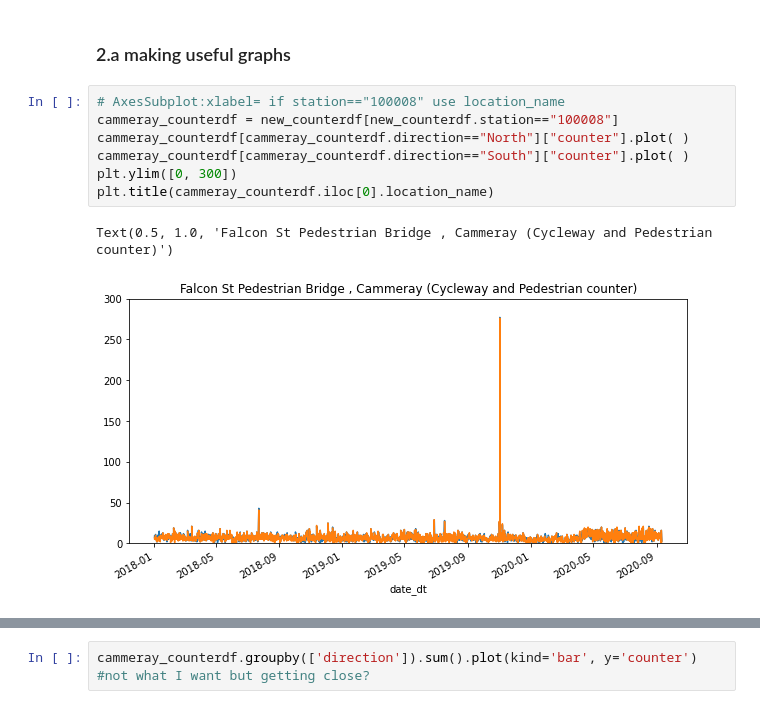
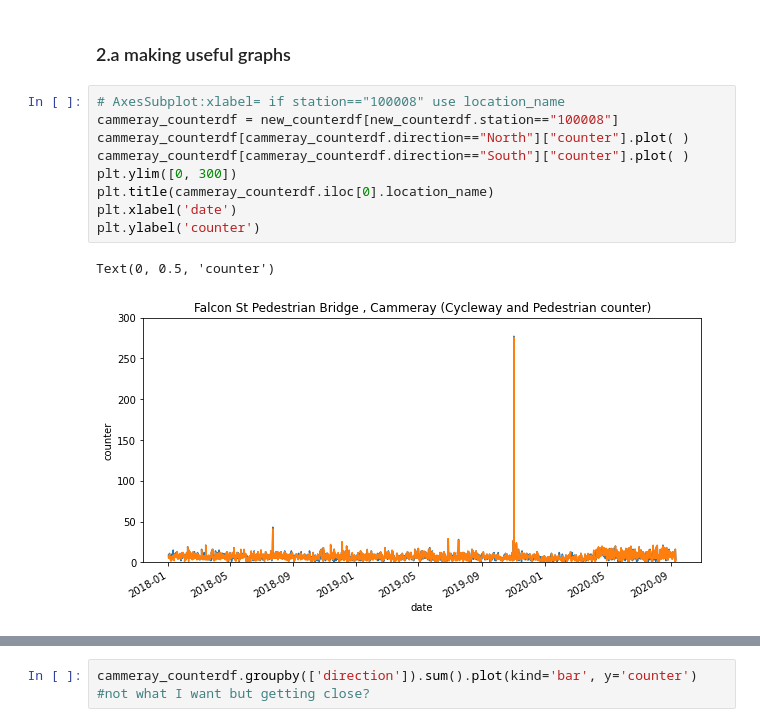
Before and after one commit to bojanasinpyjamas/data_project, a Jupyter notebook: cycleway-data-project.ipynb, the cells around one changed output, grey strips where cells are left out. Drawn from its saved outputs; the diff is of its cells as text.

Commit message:
getting more useful date data

```diff
--- a/cycleway-data-project.ipynb
+++ b/cycleway-data-project.ipynb
@@ -140,13 +140,15 @@ print(new_counterdf.shape)
 # %%
 # AxesSubplot:xlabel= if station=="100008" use location_name
 cammeray_counterdf = new_counterdf[new_counterdf.station=="100008"]
 cammeray_counterdf[cammeray_counterdf.direction=="North"]["counter"].plot( )
 cammeray_counterdf[cammeray_counterdf.direction=="South"]["counter"].plot( )
 plt.ylim([0, 300])
 plt.title(cammeray_counterdf.iloc[0].location_name)
+plt.xlabel('date')
+plt.ylabel('counter')
 # %% [output]
-Text(0.5, 1.0, 'Falcon St Pedestrian Bridge , Cammeray (Cycleway and Pedestrian counter)')
+Text(0, 0.5, 'counter')
-[figure, old version]
+[figure, new version]
 # %%
 #cammeray_counterdf[cammeray_counterdf.direction=="South"]["counter"].plot.hist( )
 #bar chart way more useful than line for this part
```
Also changed, not shown: parts of 1 cell of this notebook.
